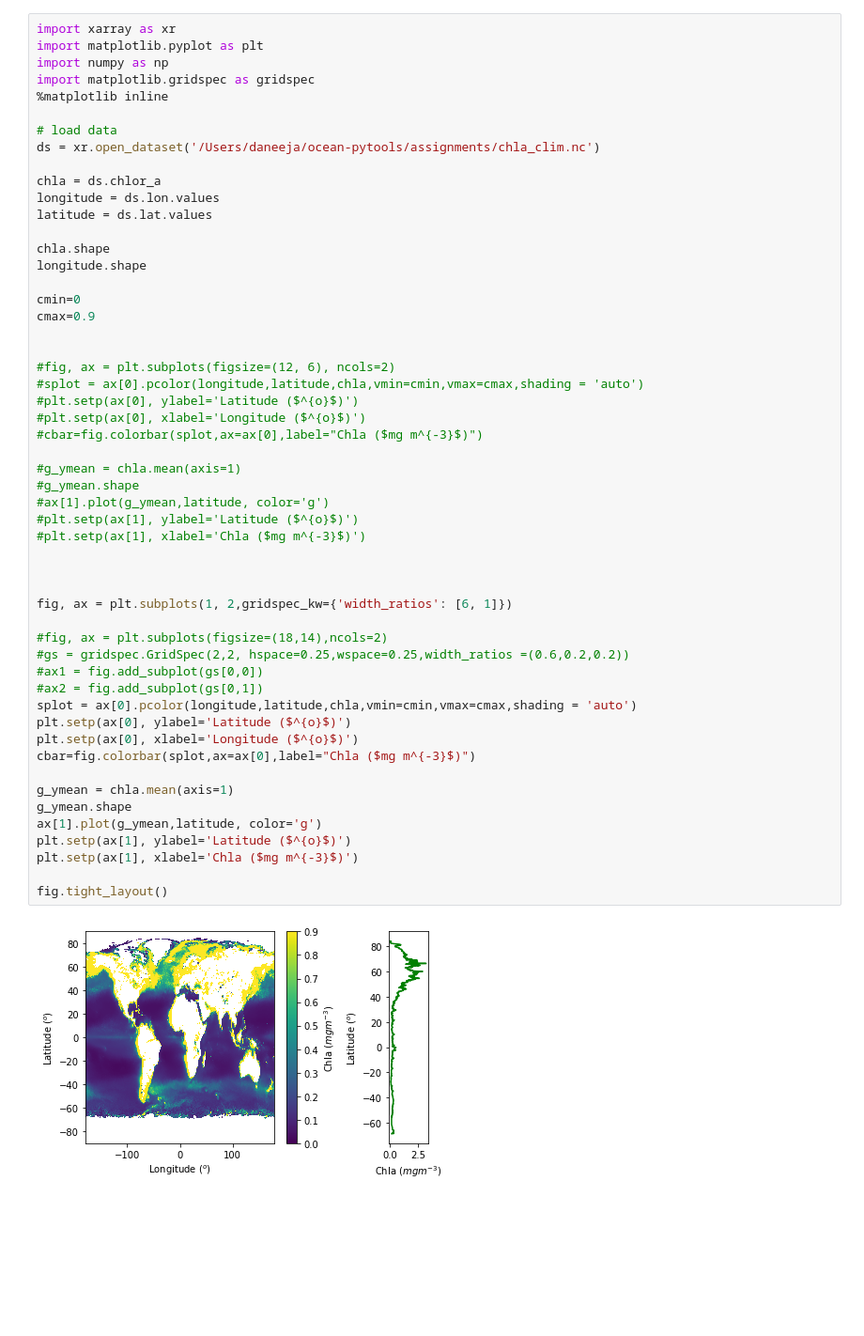
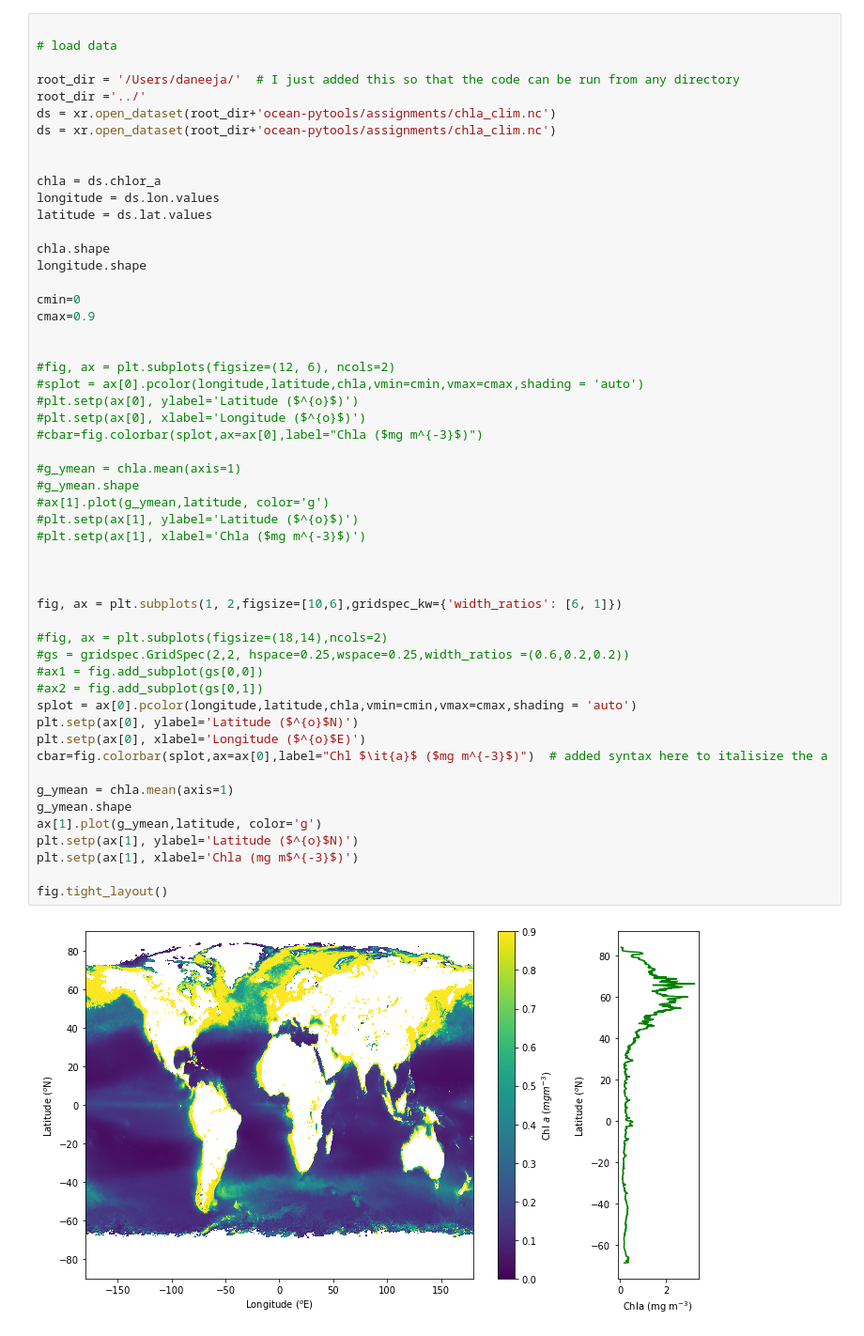
Before and after one commit to Dmawren/pytools-assignments, a Jupyter notebook: Assignment20Sep_Daneeja.ipynb, the cells around one changed output. Shown at 94% size. Cells and saved outputs as stored; diff of their text form; blank space fills up the shorter version.

```diff
--- a/Assignment20Sep_Daneeja.ipynb
+++ b/Assignment20Sep_Daneeja.ipynb
@@ -60,12 +82,12 @@ plt.setp(ax1, ylabel='Heat Flux (W m$^{-2}$)')
 # %%
-import xarray as xr
-import matplotlib.pyplot as plt
-import numpy as np
-import matplotlib.gridspec as gridspec
-%matplotlib inline
 
 # load data
-ds = xr.open_dataset('/Users/daneeja/ocean-pytools/assignments/chla_clim.nc')
+
+root_dir = '/Users/daneeja/'  # I just added this so that the code can be run from any directory
+root_dir ='../'
+ds = xr.open_dataset(root_dir+'ocean-pytools/assignments/chla_clim.nc')
+ds = xr.open_dataset(root_dir+'ocean-pytools/assignments/chla_clim.nc')
+
 
 chla = ds.chlor_a
 longitude = ds.lon.values
@@ -78,37 +100,37 @@ cmin=0
 cmax=0.9
 
 
 #fig, ax = plt.subplots(figsize=(12, 6), ncols=2)
 #splot = ax[0].pcolor(longitude,latitude,chla,vmin=cmin,vmax=cmax,shading = 'auto')
 #plt.setp(ax[0], ylabel='Latitude ($^{o}$)')
 #plt.setp(ax[0], xlabel='Longitude ($^{o}$)')
 #cbar=fig.colorbar(splot,ax=ax[0],label="Chla ($mg m^{-3}$)")
 
 #g_ymean = chla.mean(axis=1)
 #g_ymean.shape
 #ax[1].plot(g_ymean,latitude, color='g')
 #plt.setp(ax[1], ylabel='Latitude ($^{o}$)')
 #plt.setp(ax[1], xlabel='Chla ($mg m^{-3}$)')
 
 
 
-fig, ax = plt.subplots(1, 2,gridspec_kw={'width_ratios': [6, 1]})
+fig, ax = plt.subplots(1, 2,figsize=[10,6],gridspec_kw={'width_ratios': [6, 1]})
 
 #fig, ax = plt.subplots(figsize=(18,14),ncols=2)
 #gs = gridspec.GridSpec(2,2, hspace=0.25,wspace=0.25,width_ratios =(0.6,0.2,0.2))
 #ax1 = fig.add_subplot(gs[0,0])
 #ax2 = fig.add_subplot(gs[0,1])
 splot = ax[0].pcolor(longitude,latitude,chla,vmin=cmin,vmax=cmax,shading = 'auto')
-plt.setp(ax[0], ylabel='Latitude ($^{o}$)')
-plt.setp(ax[0], xlabel='Longitude ($^{o}$)')
-cbar=fig.colorbar(splot,ax=ax[0],label="Chla ($mg m^{-3}$)")
+plt.setp(ax[0], ylabel='Latitude ($^{o}$N)')
+plt.setp(ax[0], xlabel='Longitude ($^{o}$E)')
+cbar=fig.colorbar(splot,ax=ax[0],label="Chl $\it{a}$ ($mg m^{-3}$)")  # added syntax here to italisize the a
 
 g_ymean = chla.mean(axis=1)
 g_ymean.shape
 ax[1].plot(g_ymean,latitude, color='g')
-plt.setp(ax[1], ylabel='Latitude ($^{o}$)')
-plt.setp(ax[1], xlabel='Chla ($mg m^{-3}$)')
+plt.setp(ax[1], ylabel='Latitude ($^{o}$N)')
+plt.setp(ax[1], xlabel='Chla (mg m$^{-3}$)')
 
 fig.tight_layout()
 # %% [output]
-[figure, old version]
+[figure, new version]
```
Also changed, not shown: parts of 7 cells of this notebook.
